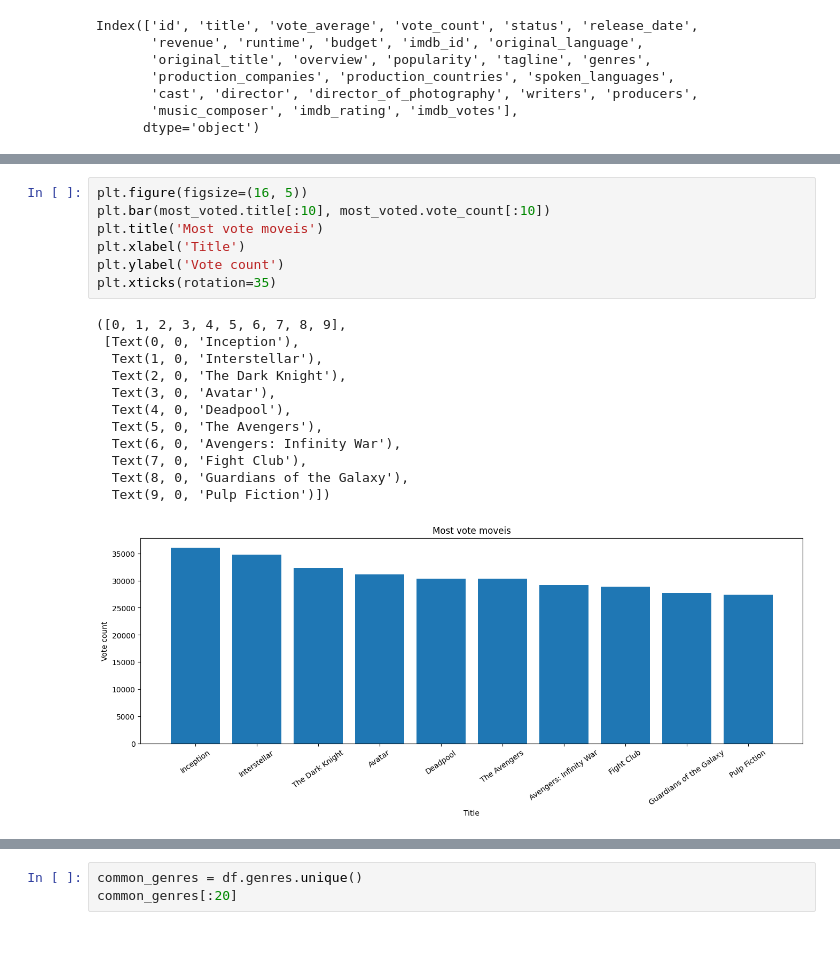
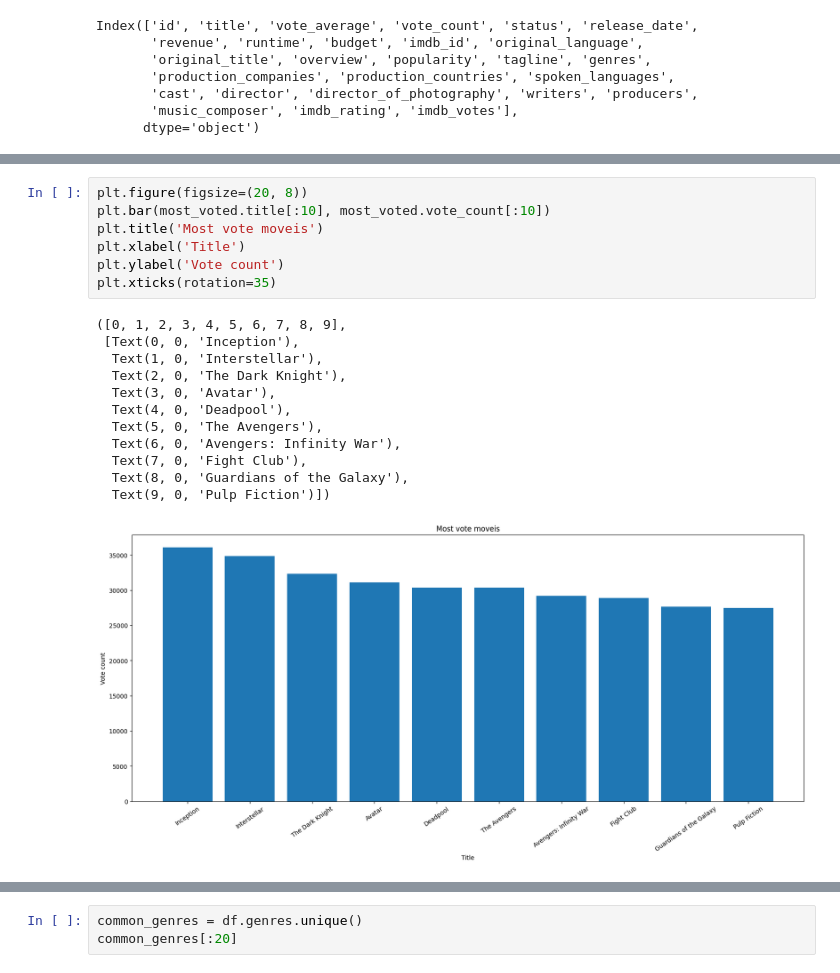
Before and after one commit to Seenuprime/Data-Analytics, a Jupyter notebook: Huge_movies_DataAnalytics.ipynb, the cells around one changed output, grey strips where cells are left out. Cells and saved outputs as stored; diff of their text form; blank space fills up the shorter version.

```diff
--- a/Huge_movies_DataAnalytics.ipynb
+++ b/Huge_movies_DataAnalytics.ipynb
@@ -233,23 +233,23 @@ most_voted.head(10)
 # %%
-plt.figure(figsize=(16, 5))
+plt.figure(figsize=(20, 8))
 plt.bar(most_voted.title[:10], most_voted.vote_count[:10])
 plt.title('Most vote moveis')
 plt.xlabel('Title')
 plt.ylabel('Vote count')
 plt.xticks(rotation=35)
 # %% [output]
 ([0, 1, 2, 3, 4, 5, 6, 7, 8, 9],
  [Text(0, 0, 'Inception'),
   Text(1, 0, 'Interstellar'),
   Text(2, 0, 'The Dark Knight'),
   Text(3, 0, 'Avatar'),
   Text(4, 0, 'Deadpool'),
   Text(5, 0, 'The Avengers'),
   Text(6, 0, 'Avengers: Infinity War'),
   Text(7, 0, 'Fight Club'),
   Text(8, 0, 'Guardians of the Galaxy'),
   Text(9, 0, 'Pulp Fiction')])
-[figure, old version]
+[figure, new version]
 # %%
 popularity = df[['title', 'popularity']].sort_values(by='popularity', ascending=False)
 popularity.head(10)
```
Also changed, not shown: parts of 23 cells of this notebook.
